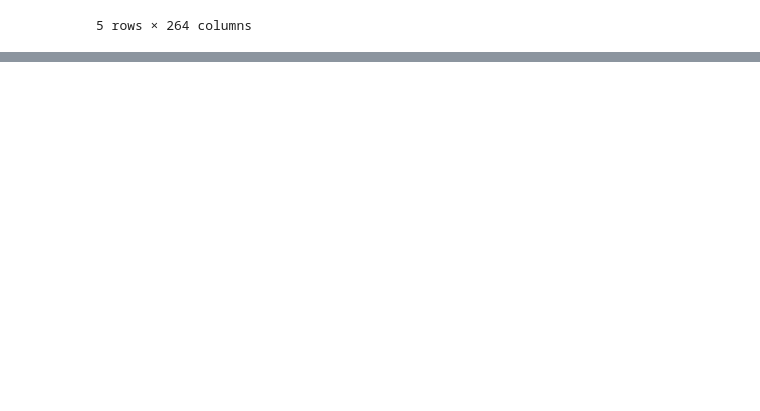
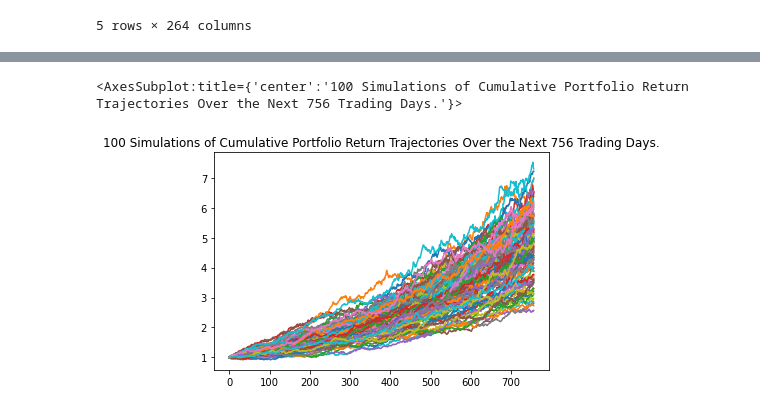
Before and after one commit to odhissm/portfolio_management, a Jupyter notebook: project_initial.ipynb, the cells around one changed output, grey strips where cells are left out. Saved outputs shown, nothing was run; the diff lists cells and outputs as text; code cells hidden in the pictures; blank space fills up the shorter version.

```diff
--- a/project_initial.ipynb
+++ b/project_initial.ipynb
@@ -240,0 +248,3 @@ TypeError: rename() got an unexpected keyword argument 'columns'
+# %%
+# Run the simulation
+run_monte_carlo(arkk_sim_input)
@@ -240,0 +262,6 @@ TypeError: rename() got an unexpected keyword argument 'columns'
+# %%
+# Plotting the projected returns via the MCForecast projections
+plot_simulation_outcomes(arkk_sim_input)
+# %% [output]
+<AxesSubplot:title={'center':'100 Simulations of Cumulative Portfolio Return Trajectories Over the Next 756 Trading Days.'}>
+[figure, added]
```
Also changed, not shown: parts of 12 cells of this notebook.
